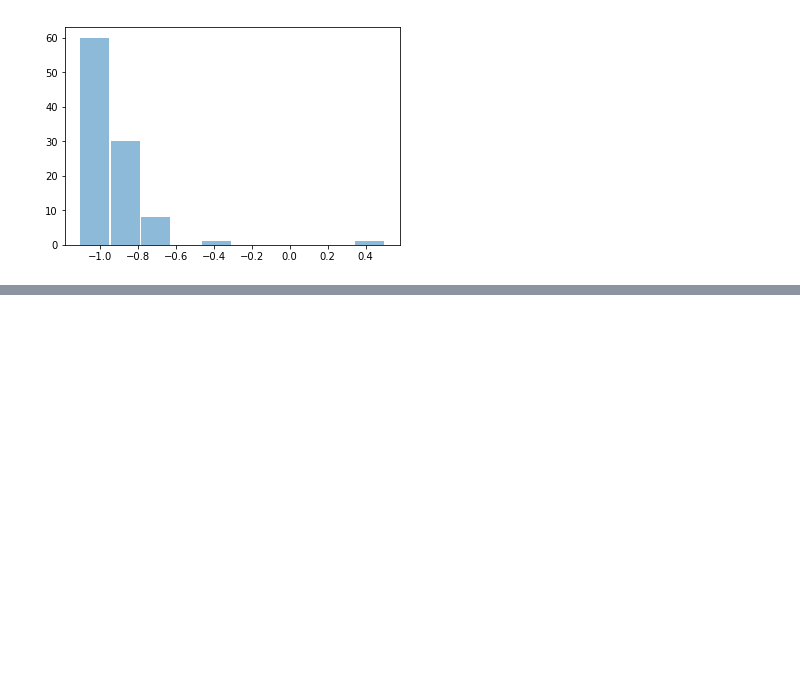
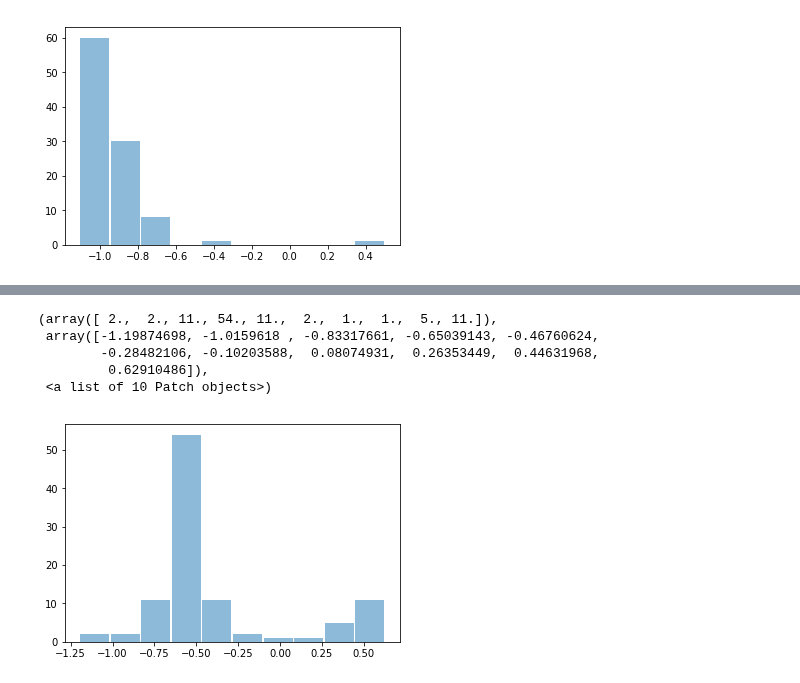
Before and after one commit to maddybartlett/NEN001, a Jupyter notebook: Plots.ipynb, the cells around one changed output, grey strips where cells are left out. Cells and saved outputs as stored; diff of their text form; code cells hidden in the pictures; blank space fills up the shorter version.

```diff
--- a/Plots.ipynb
+++ b/Plots.ipynb
@@ -854,0 +1013,16 @@ plt.hist(lendim, rwidth=0.95, alpha=0.5, label='5 seconds training')
+# %%
+noplay_test = []
+for i in range(len(ntsx)):
+    a = ntsx.iloc[i].values
+    b = np.concatenate(a).ravel().tolist()
+    noplay_test.append(b)
+noplay_test = np.asarray(noplay_test)
+
+plt.hist(noplay_test, rwidth=0.95, alpha=0.5, label='80 seconds training')
+# %% [output]
+(array([ 2.,  2., 11., 54., 11.,  2.,  1.,  1.,  5., 11.]),
+ array([-1.19874698, -1.0159618 , -0.83317661, -0.65039143, -0.46760624,
+        -0.28482106, -0.10203588,  0.08074931,  0.26353449,  0.44631968,
+         0.62910486]),
+ <a list of 10 Patch objects>)
+[figure, added]
```
Also changed, not shown: parts of 3 cells of this notebook, 1 other file.
